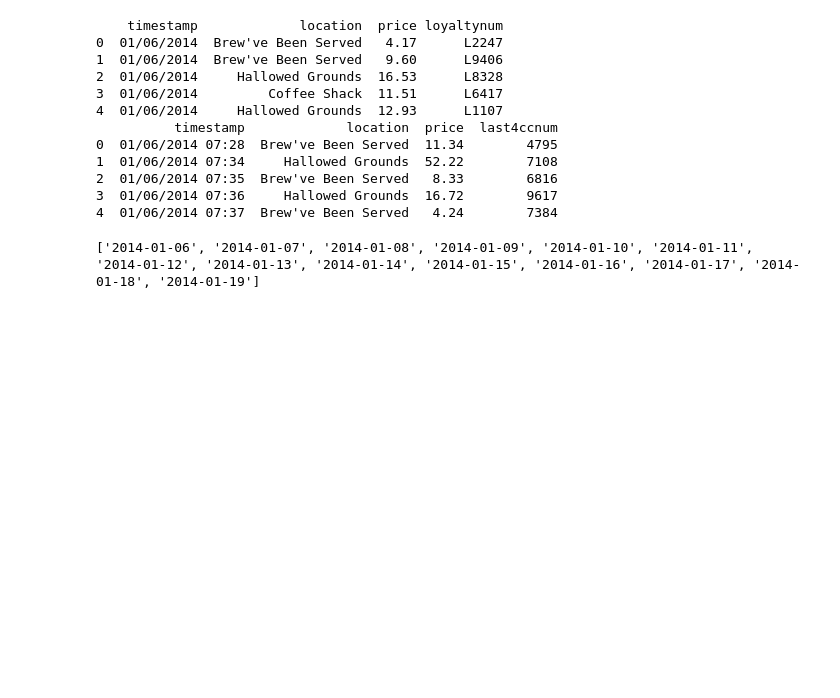
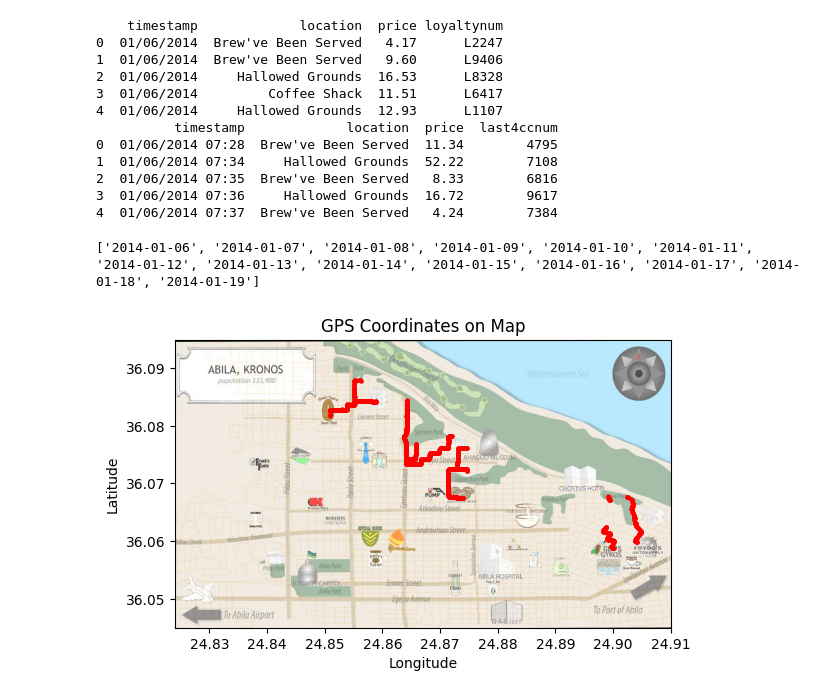
Before and after one commit to Siala-94/Vast-2021-MC2, a Jupyter notebook: MC2/testing.ipynb, the cells around one changed output. Saved outputs shown, nothing was run; the diff lists cells and outputs as text; code cells hidden in the pictures; blank space fills up the shorter version.

```diff
--- a/MC2/testing.ipynb
+++ b/MC2/testing.ipynb
@@ -40,0 +88,35 @@ print(unique_days)
+# %%
+import pandas as pd
+import matplotlib.pyplot as plt
+import matplotlib.image as mpimg
+
+# Load the GPS data from the CSV file
+df = pd.read_csv('gps.csv', low_memory=False)
+
+# Filter the DataFrame for timestamp "01/06/2014"
+df_filtered = df[:1000]
+
+# Load the map image
+map_image = mpimg.imread('Abile2.jpg')
+
+# Load the spatial referencing information from the .jgw file
+jgw_file = 'Abile2.jgw'
+with open(jgw_file) as f:
+    a, b, c, d, e, f = [float(line.strip()) for line in f]
+
+# Plot the map image with correct spatial referencing
+extent = [e, e + a * map_image.shape[1], f + d * map_image.shape[0], f]
+plt.imshow(map_image, extent=extent)
+
+# Plot the GPS points on the map
+plt.scatter(df_filtered['long'], df_filtered['lat'], color='red', marker='o', s=5)
+
+# Set the axis labels and title
+plt.xlabel('Longitude')
+plt.ylabel('Latitude')
+plt.title('GPS Coordinates on Map')
+
+# Show the plot
+plt.show()
+# %% [output]
+[figure, added]
```
Also changed, not shown: parts of 3 cells of this notebook, 8 other files.
